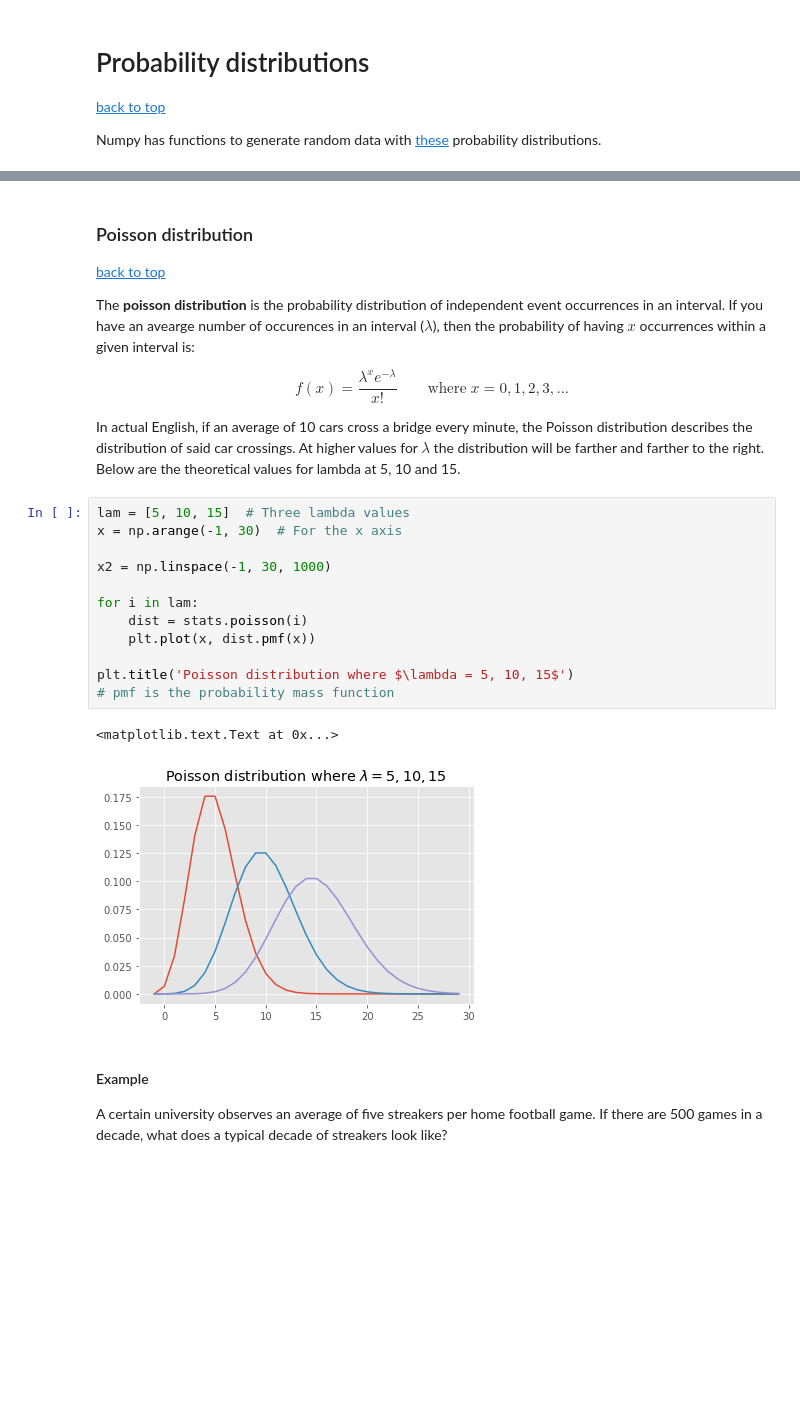
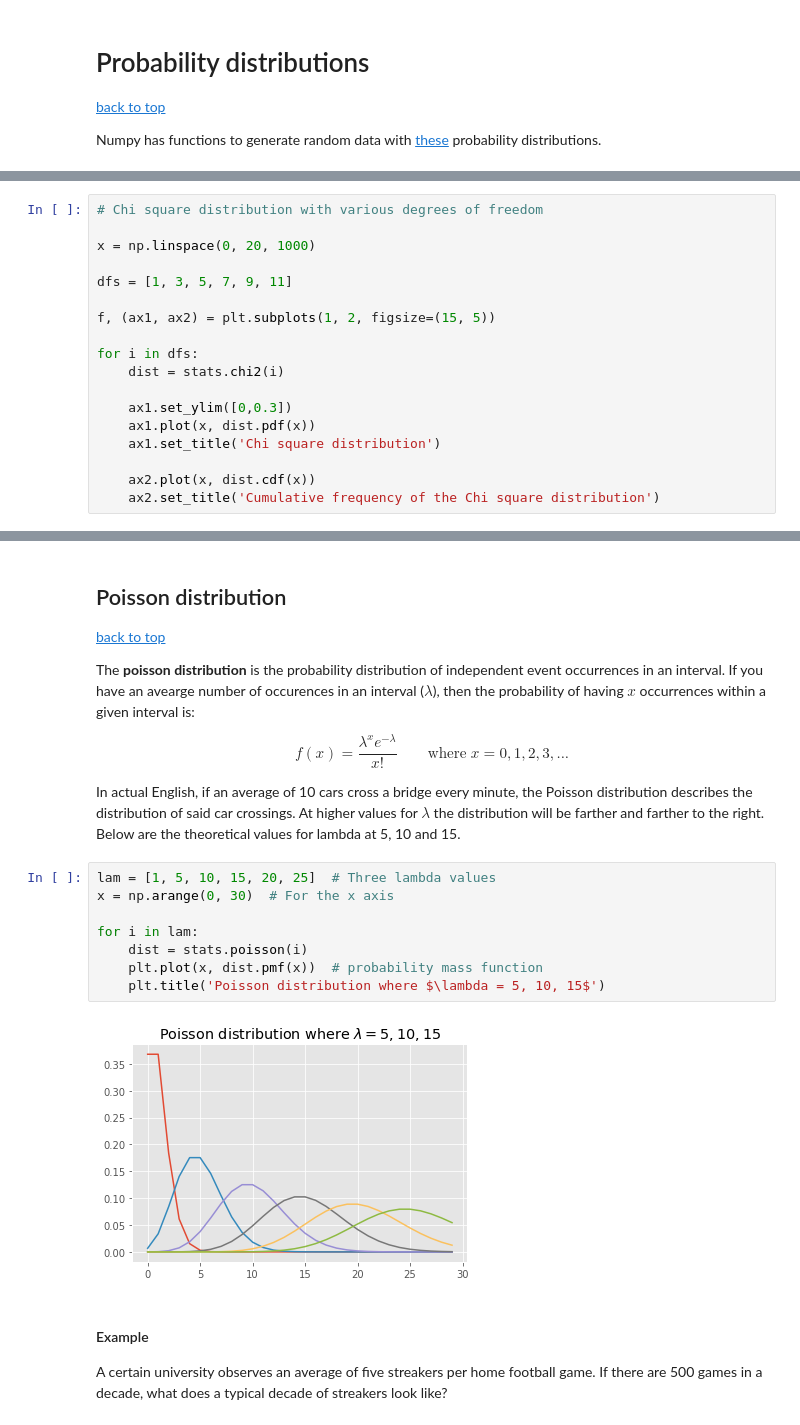
Before and after one commit to mehemken/stats_sesh, a Jupyter notebook: Stats ML with Python.ipynb, the cells around one changed output, grey strips where cells are left out. Cells and saved outputs as stored; diff of their text form; blank space fills up the shorter version.

```diff
--- a/Stats ML with Python.ipynb
+++ b/Stats ML with Python.ipynb
@@ -308,0 +391,18 @@ plt.xlabel('Questions answered correctly')
+# %%
+# Chi square distribution with various degrees of freedom
+
+x = np.linspace(0, 20, 1000)
+
+dfs = [1, 3, 5, 7, 9, 11]
+
+f, (ax1, ax2) = plt.subplots(1, 2, figsize=(15, 5))
+
+for i in dfs:
+    dist = stats.chi2(i)
+
+    ax1.set_ylim([0,0.3])
+    ax1.plot(x, dist.pdf(x))
+    ax1.set_title('Chi square distribution')
+
+    ax2.plot(x, dist.cdf(x))
+    ax2.set_title('Cumulative frequency of the Chi square distribution')
@@ -309,5 +411,5 @@ plt.xlabel('Questions answered correctly')
 # %% [markdown]
-### Poisson distribution <a class="anchor" id="poisson-dist"></a>
+## Poisson distribution <a class="anchor" id="poisson-dist"></a>
 
 [back to top](#top)
 
@@ -320,20 +422,15 @@ $$
 
 In actual English, if an average of 10 cars cross a bridge every minute, the Poisson distribution describes the distribution of said car crossings. At higher values for $\lambda$ the distribution will be farther and farther to the right. Below are the theoretical values for lambda at 5, 10 and 15.
 # %%
-lam = [5, 10, 15]  # Three lambda values
-x = np.arange(-1, 30)  # For the x axis
-
-x2 = np.linspace(-1, 30, 1000)
+lam = [1, 5, 10, 15, 20, 25]  # Three lambda values
+x = np.arange(0, 30)  # For the x axis
 
 for i in lam:
     dist = stats.poisson(i)
-    plt.plot(x, dist.pmf(x))
-
-plt.title('Poisson distribution where $\lambda = 5, 10, 15$')
-# pmf is the probability mass function
+    plt.plot(x, dist.pmf(x))  # probability mass function
+    plt.title('Poisson distribution where $\lambda = 5, 10, 15$')
 # %% [output]
-<matplotlib.text.Text at 0x...>
-[figure, old version]
+[figure, new version]
 # %% [markdown]
 #### Example
 
```
Also changed, not shown: parts of 35 cells of this notebook.
